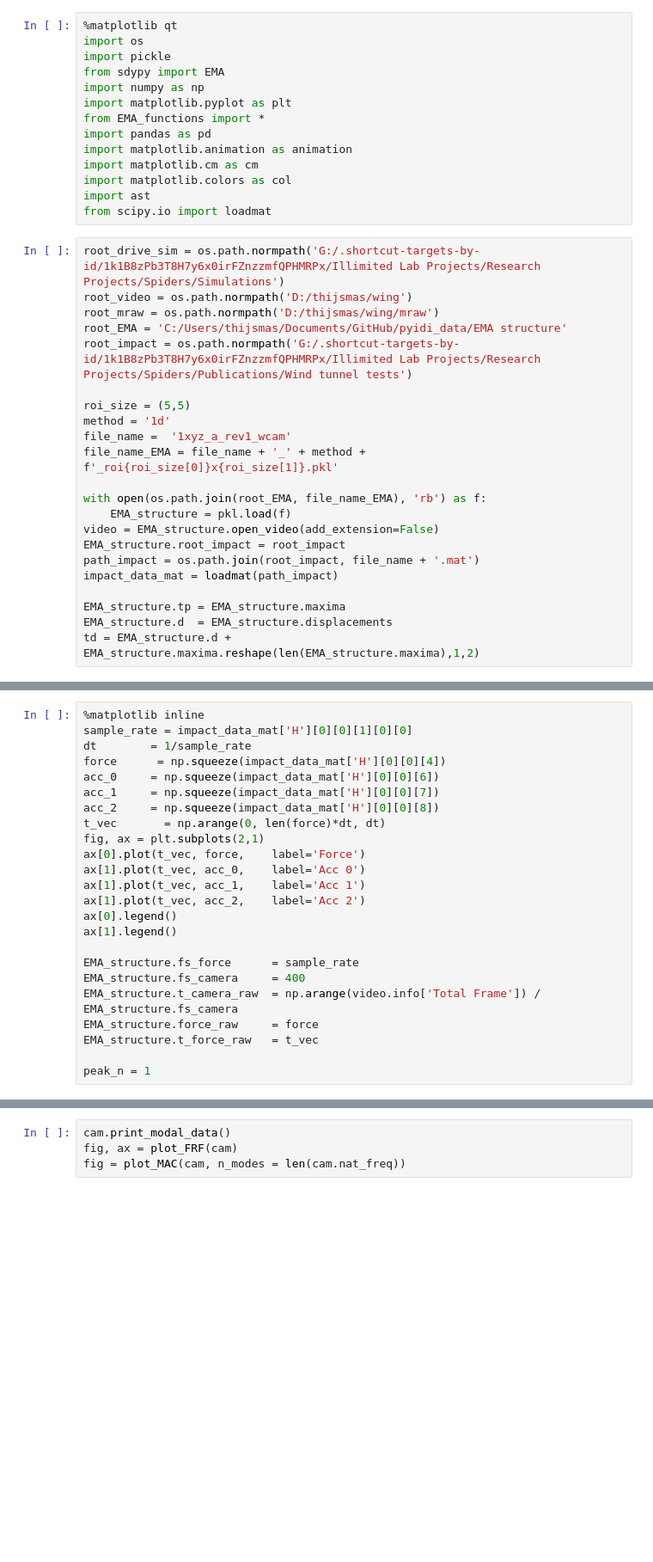
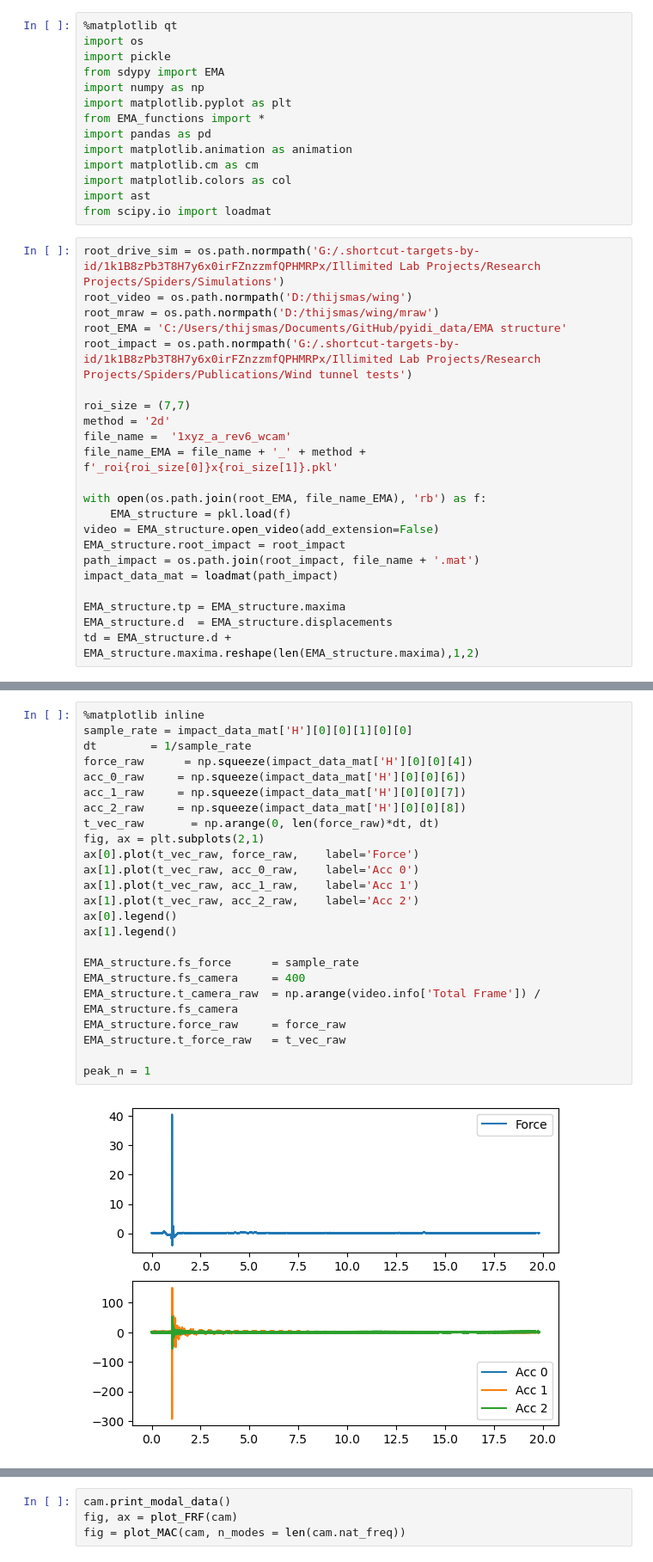
Before and after one commit to ThijsIllimited/pyidi, a Jupyter notebook: scripts/EMA_wing.ipynb, the cells around one changed output, grey strips where cells are left out. Shown at 86% size. Drawn from its saved outputs; the diff is of its cells as text; blank space fills up the shorter version.

```diff
--- a/scripts/EMA_wing.ipynb
+++ b/scripts/EMA_wing.ipynb
@@ -19,9 +19,9 @@ root_mraw = os.path.normpath('D:/thijsmas/wing/mraw')
 root_EMA = 'C:/Users/thijsmas/Documents/GitHub/pyidi_data/EMA structure'
 root_impact = os.path.normpath('G:/.shortcut-targets-by-id/1k1B8zPb3T8H7y6x0irFZnzzmfQPHMRPx/Illimited Lab Projects/Research Projects/Spiders/Publications/Wind tunnel tests')
 
-roi_size = (5,5)
-method = '1d'
-file_name =  '1xyz_a_rev1_wcam'
+roi_size = (7,7)
+method = '2d'
+file_name =  '1xyz_a_rev6_wcam'
 file_name_EMA = file_name + '_' + method + f'_roi{roi_size[0]}x{roi_size[1]}.pkl'
 
 with open(os.path.join(root_EMA, file_name_EMA), 'rb') as f:
@@ -37,27 +39,29 @@ td = EMA_structure.d +  EMA_structure.maxima.reshape(len(EMA_structure.maxima),1
 # %%
 %matplotlib inline
 sample_rate = impact_data_mat['H'][0][0][1][0][0]
 dt        = 1/sample_rate
-force      = np.squeeze(impact_data_mat['H'][0][0][4])
-acc_0     = np.squeeze(impact_data_mat['H'][0][0][6])
-acc_1     = np.squeeze(impact_data_mat['H'][0][0][7])
-acc_2     = np.squeeze(impact_data_mat['H'][0][0][8])
-t_vec       = np.arange(0, len(force)*dt, dt)
+force_raw      = np.squeeze(impact_data_mat['H'][0][0][4])
+acc_0_raw     = np.squeeze(impact_data_mat['H'][0][0][6])
+acc_1_raw     = np.squeeze(impact_data_mat['H'][0][0][7])
+acc_2_raw     = np.squeeze(impact_data_mat['H'][0][0][8])
+t_vec_raw       = np.arange(0, len(force_raw)*dt, dt)
 fig, ax = plt.subplots(2,1)
-ax[0].plot(t_vec, force,    label='Force')
-ax[1].plot(t_vec, acc_0,    label='Acc 0')
-ax[1].plot(t_vec, acc_1,    label='Acc 1')
-ax[1].plot(t_vec, acc_2,    label='Acc 2')
+ax[0].plot(t_vec_raw, force_raw,    label='Force')
+ax[1].plot(t_vec_raw, acc_0_raw,    label='Acc 0')
+ax[1].plot(t_vec_raw, acc_1_raw,    label='Acc 1')
+ax[1].plot(t_vec_raw, acc_2_raw,    label='Acc 2')
 ax[0].legend()
 ax[1].legend()
 
 EMA_structure.fs_force      = sample_rate
 EMA_structure.fs_camera     = 400
 EMA_structure.t_camera_raw  = np.arange(video.info['Total Frame']) / EMA_structure.fs_camera
-EMA_structure.force_raw     = force
-EMA_structure.t_force_raw   = t_vec
+EMA_structure.force_raw     = force_raw
+EMA_structure.t_force_raw   = t_vec_raw
 
 peak_n = 1
+# %% [output]
+[figure, added]
 # %%
 %matplotlib inline
 sequential_image_n = 0
```
Also changed, not shown: parts of 9 cells of this notebook, 2 other files.
